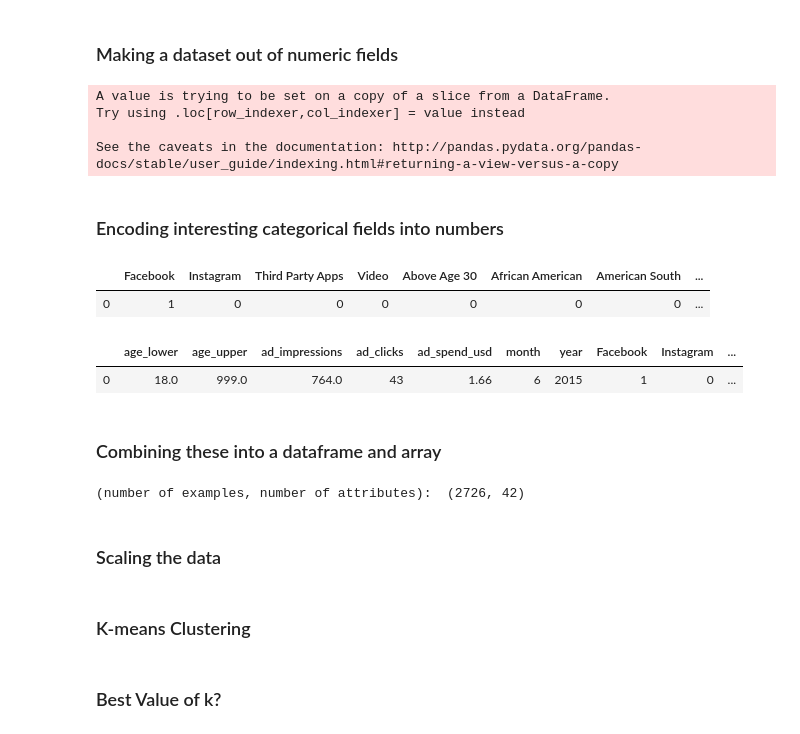
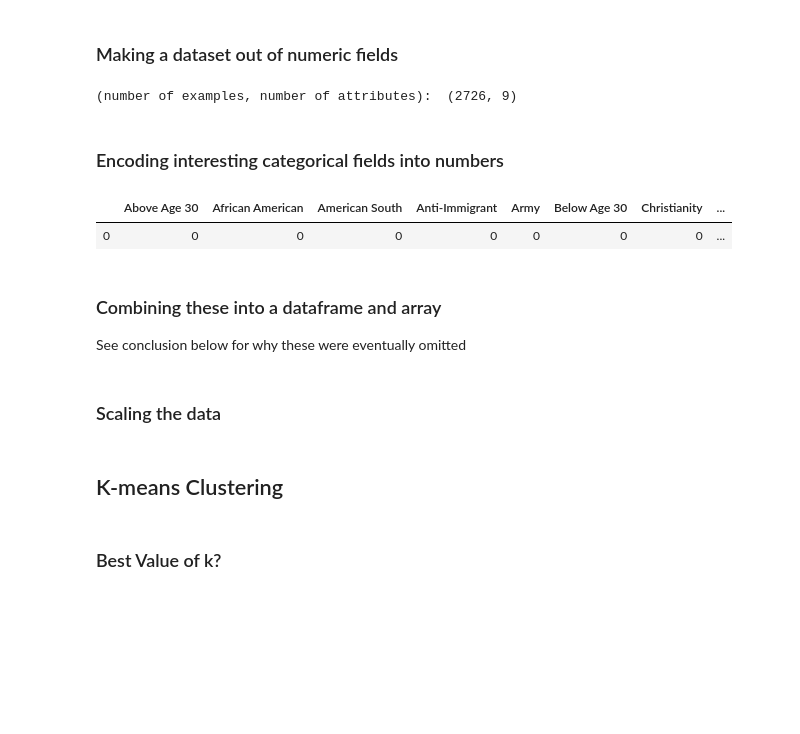
Before and after one commit to NiallDillane/cs4055-DataMining, a Jupyter notebook: project/Russian Ads Analysis - Clustering.ipynb, the cells around one changed output. Cells and saved outputs as stored; diff of their text form; code cells hidden in the pictures; blank space fills up the shorter version.

```diff
--- a/project/Russian Ads Analysis - Clustering.ipynb
+++ b/project/Russian Ads Analysis - Clustering.ipynb
@@ -48,0 +58,3 @@ dfCluster = pd.read_json("./russian_ads.json")
+# %%
+dfCluster['num_interests'] = dfCluster['interests_categories'].str.len()
+dfCluster['num_locs'] = dfCluster['location_categories'].str.len()
@@ -51,7 +70,7 @@ dfCluster = pd.read_json("./russian_ads.json")
 # %%
 listCols = ['language_categories', 'placement_categories', 'interests_categories', 'location_categories']
 dateCols = ['month', 'year']
-numCols = ['age_lower', 'age_upper', 'ad_impressions', 'ad_clicks', 'ad_spend_usd', 'month', 'year']
+numCols = ['age_lower', 'age_upper', 'ad_impressions', 'ad_clicks', 'ad_spend_usd', 'month', 'year', 'num_interests', 'num_locs']
 
 for col in listCols:
     dfCluster[col] = dfCluster[col].transform(tuple)
@@ -69,51 +88,44 @@ dfCluster.head(1)
 # %% [markdown]
 ### Making a dataset out of numeric fields
 # %%
-dfNum = dfCluster[['age_lower', 'age_upper', 'ad_impressions', 'ad_clicks', 'ad_spend_usd', 'month', 'year']]
-dfNum['ad_id'] = range(1, len(dfNum) + 1)
+dfNum = dfCluster[['age_lower', 'age_upper', 'ad_impressions', 'ad_clicks', 'ad_spend_usd', 'month', 'year', 'num_interests', 'num_locs']]
+#dfNum['ad_id'] = range(1, len(dfNum) + 1)
 
 dfNum = dfNum.dropna()
 num_data = np.array(dfNum.values, dtype=float)
 
-# cluster_data = np.array(dfNum.values, dtype=float)
-# print('(number of examples, number of attributes): ', cluster_data.shape)
+cluster_data = np.array(dfNum.values, dtype=float)
+print('(number of examples, number of attributes): ', cluster_data.shape)
 # %% [output]
-A value is trying to be set on a copy of a slice from a DataFrame.
-Try using .loc[row_indexer,col_indexer] = value instead
-
-See the caveats in the documentation: http://pandas.pydata.org/pandas-docs/stable/user_guide/indexing.html#returning-a-view-versus-a-copy
+(number of examples, number of attributes):  (2726, 9)
 # %% [markdown]
 ### Encoding interesting categorical fields into numbers
 # %%
 from sklearn.preprocessing import MultiLabelBinarizer
 
-cols = ['placement_categories', 'interests_categories', 'location_categories']
+cols = ['interests_categories', 'location_categories']
 dfEncoded = dfCluster[cols]
 for col in cols:
     mlb = MultiLabelBinarizer()
     dfEncoded = dfEncoded.join(pd.DataFrame(mlb.fit_transform(dfEncoded.pop(col)),
                                             columns=mlb.classes_,
                                             index=dfEncoded.index))
 
 dfEncoded['ad_id'] = range(1, len(dfEncoded) + 1)
 dfEncoded.head(1)
 # %% [output]
-|  | Facebook | Instagram | Third Party Apps | Video | Above Age 30 | African American | American South | ... |
-| 0 | 1 | 0 | 0 | 0 | 0 | 0 | 0 | ... |
+|  | Above Age 30 | African American | American South | Anti-Immigrant | Army | Below Age 30 | Christianity | ... |
+| 0 | 0 | 0 | 0 | 0 | 0 | 0 | 0 | ... |
 # %%
-dfNumEncode = pd.merge(dfNum, dfEncoded, on='ad_id', how='inner').dropna()
-dfNumEncode.drop(['ad_id'], axis=1, inplace=True)
-dfNumEncode.head(1)
+# dfNumEncode = pd.merge(dfNum, dfEncoded, on='ad_id', how='inner').dropna()
+# dfNumEncode.drop(['ad_id', 'age_lower', 'age_upper', 'Texas', 'Unknown'], axis=1, inplace=True)
+# dfNumEncode.head(1)
-# %% [output]
-|  | age_lower | age_upper | ad_impressions | ad_clicks | ad_spend_usd | month | year | Facebook | Instagram | ... |
-| 0 | 18.0 | 999.0 | 764.0 | 43 | 1.66 | 6 | 2015 | 1 | 0 | ... |
 # %% [markdown]
 ### Combining these into a dataframe and array
+See conclusion below for why these were eventually omitted
 # %%
-numEncode_data = np.array(dfNumEncode.values, dtype=float)
-print('(number of examples, number of attributes): ', numEncode_data.shape)
+# numEncode_data = np.array(dfNumEncode.values, dtype=float)
+# print('(number of examples, number of attributes): ', numEncode_data.shape)
-# %% [output]
-(number of examples, number of attributes):  (2726, 42)
 # %% [markdown]
 ### Scaling the data
 # %%
@@ -122,2 +134,2 @@ numEncode_data = min_max_scaler.fit_transform(numEncode_data)
 # %% [markdown]
-### K-means Clustering
+## K-means Clustering
```
Also changed, not shown: parts of 29 cells of this notebook.
